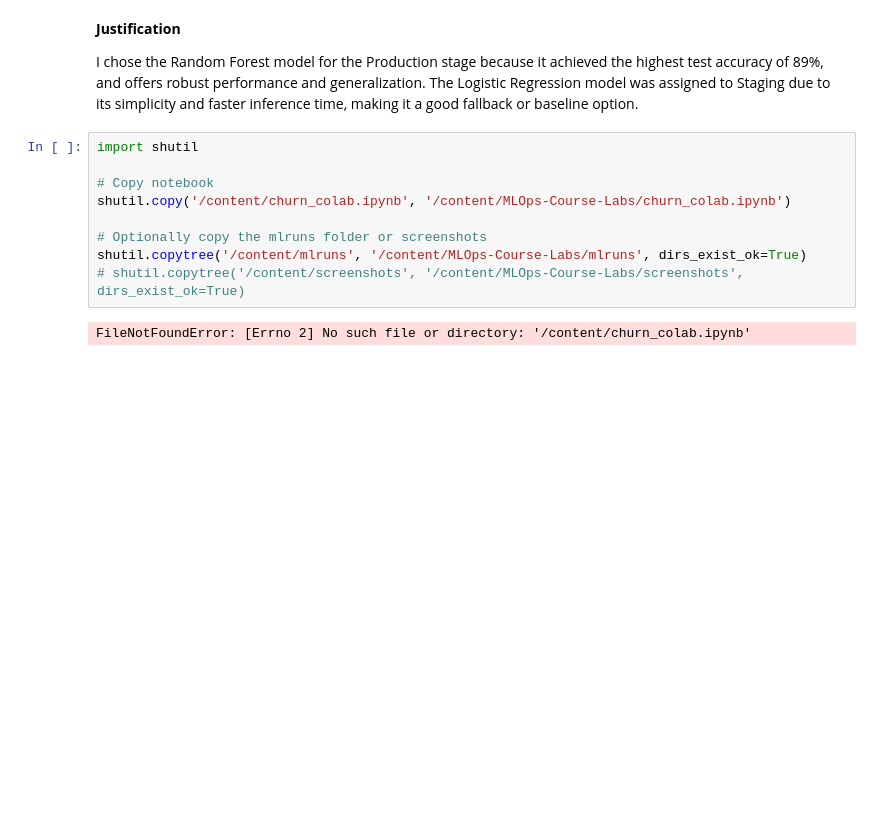
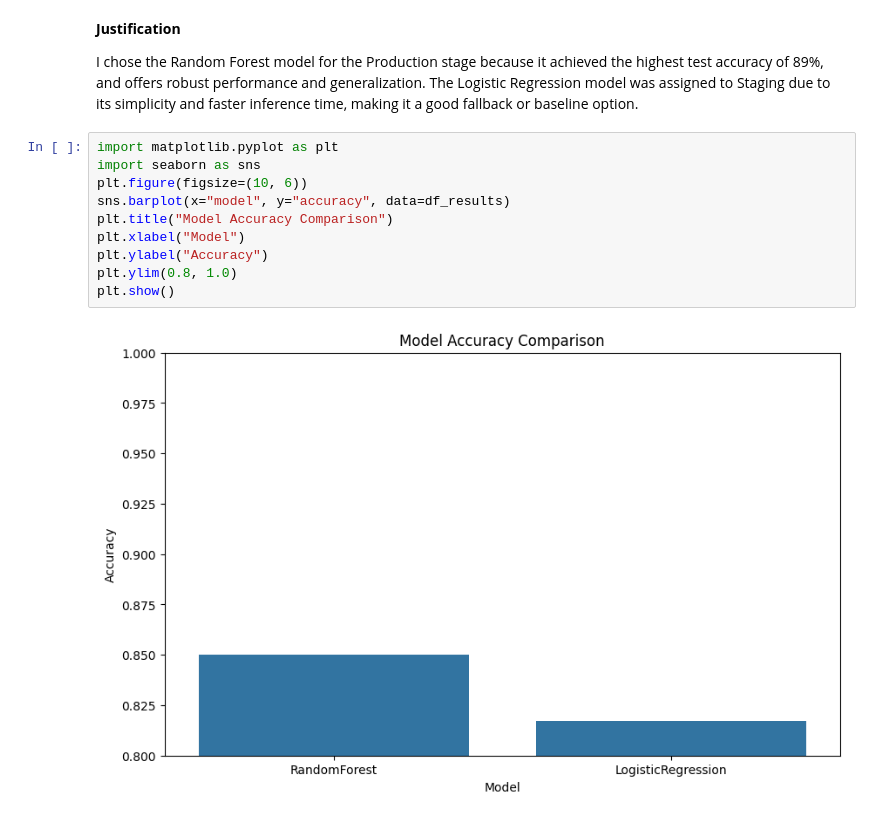
Before and after one commit to Hend-Khaled-Aly/MLOps-Course-Labs, a Jupyter notebook: churn_experiments.ipynb, the cells around one changed output. Saved outputs shown, nothing was run; the diff lists cells and outputs as text; blank space fills up the shorter version.

```diff
--- a/churn_experiments.ipynb
+++ b/churn_experiments.ipynb
@@ -165,14 +165,15 @@ client.transition_model_version_stage(
 
 I chose the Random Forest model for the Production stage because it achieved the highest test accuracy of 89%, and offers robust performance and generalization.
 The Logistic Regression model was assigned to Staging due to its simplicity and faster inference time, making it a good fallback or baseline option.
-# %%
-import shutil
-
-# Copy notebook
-shutil.copy('/content/churn_colab.ipynb', '/content/MLOps-Course-Labs/churn_colab.ipynb')
-
-# Optionally copy the mlruns folder or screenshots
-shutil.copytree('/content/mlruns', '/content/MLOps-Course-Labs/mlruns', dirs_exist_ok=True)
-# shutil.copytree('/content/screenshots', '/content/MLOps-Course-Labs/screenshots', dirs_exist_ok=True)
-# %% [output]
-FileNotFoundError: [Errno 2] No such file or directory: '/content/churn_colab.ipynb'
+# %%
+import matplotlib.pyplot as plt
+import seaborn as sns
+plt.figure(figsize=(10, 6))
+sns.barplot(x="model", y="accuracy", data=df_results)
+plt.title("Model Accuracy Comparison")
+plt.xlabel("Model")
+plt.ylabel("Accuracy")
+plt.ylim(0.8, 1.0)
+plt.show()
+# %% [output]
+[figure, added]
```
